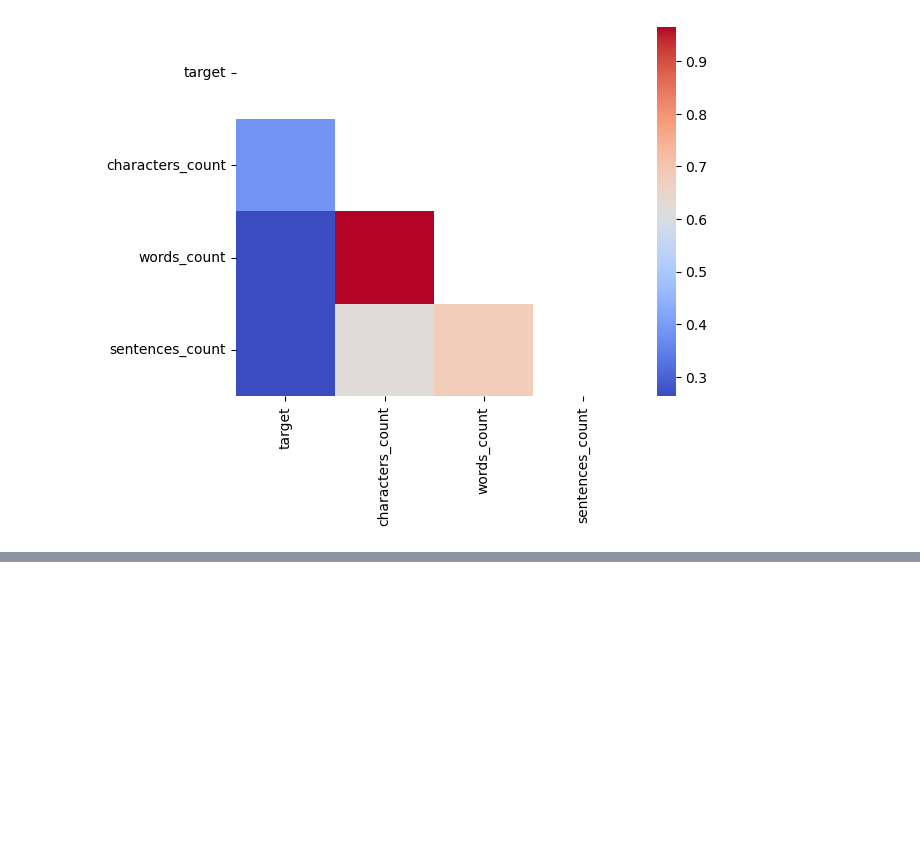
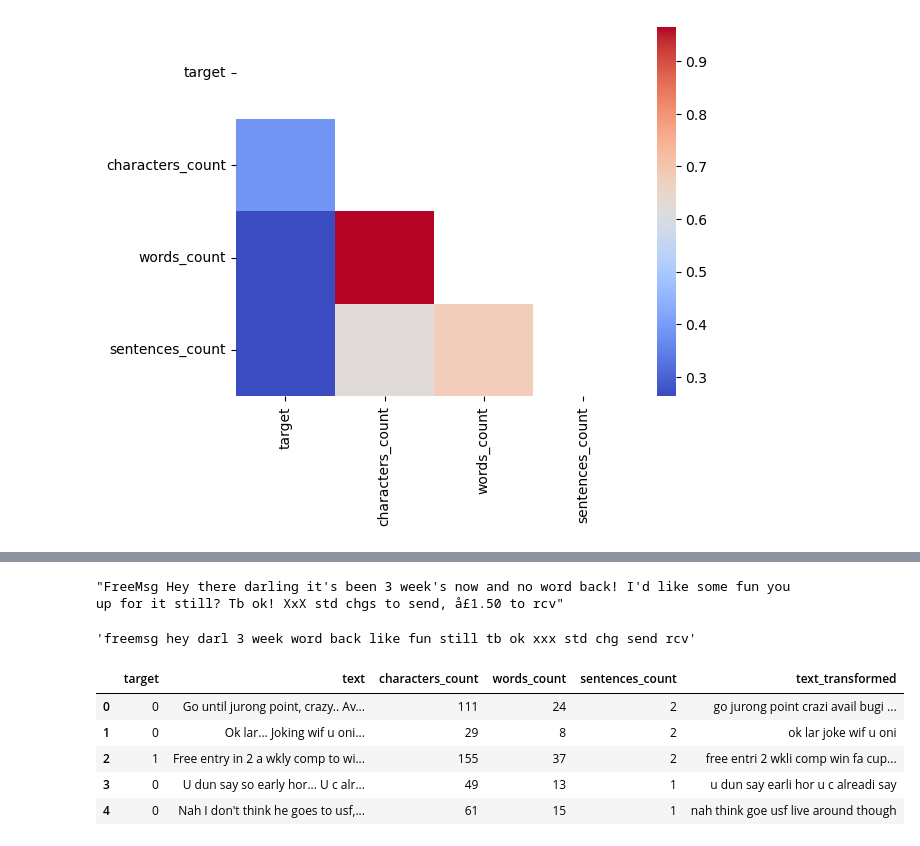
Before and after one commit to ushka1/spam-classifier, a Jupyter notebook: spam-classifier.ipynb, the cells around one changed output, grey strips where cells are left out. Cells and saved outputs as stored; diff of their text form; code cells hidden in the pictures; blank space fills up the shorter version.

```diff
--- a/spam-classifier.ipynb
+++ b/spam-classifier.ipynb
@@ -252,0 +274,44 @@ plt.show()
+# %%
+def text_transform(text: str) -> str:
+    result = text.lower()
+    result = nltk.word_tokenize(result)
+
+    temp = []
+    for word in result:
+        if word.isalnum():
+            temp.append(word)
+    result = temp
+
+    temp = []
+    for word in result:
+        if word not in nltk.corpus.stopwords.words('english') and word not in string.punctuation:
+            temp.append(word)
+    result = temp
+
+    temp = []
+    for word in result:
+        temp.append(stemmer.stem(word))
+    result = temp
+
+    return " ".join(result)
+# %%
+# text_transform(
+#     "I really like Machine Learning, as most people do. What about you, fella?"
+# )
+
+text = df['text'][5]
+display(text)
+display(text_transform(text))
+# %% [output]
+"FreeMsg Hey there darling it's been 3 week's now and no word back! I'd like some fun you up for it still? Tb ok! XxX std chgs to send, å£1.50 to rcv"
+'freemsg hey darl 3 week word back like fun still tb ok xxx std chg send rcv'
+# %%
+df['text_transformed'] = df['text'].apply(text_transform)
+df.head()
+# %% [output]
+|  | target | text | characters_count | words_count | sentences_count | text_transformed |
+| 0 | 0 | Go until jurong point, crazy.. Av... | 111 | 24 | 2 | go jurong point crazi avail bugi ... |
+| 1 | 0 | Ok lar... Joking wif u oni... | 29 | 8 | 2 | ok lar joke wif u oni |
+| 2 | 1 | Free entry in 2 a wkly comp to wi... | 155 | 37 | 2 | free entri 2 wkli comp win fa cup... |
+| 3 | 0 | U dun say so early hor... U c alr... | 49 | 13 | 1 | u dun say earli hor u c alreadi say |
+| 4 | 0 | Nah I don't think he goes to usf,... | 61 | 15 | 1 | nah think goe usf live around though |
```
Also changed, not shown: parts of 7 cells of this notebook.
